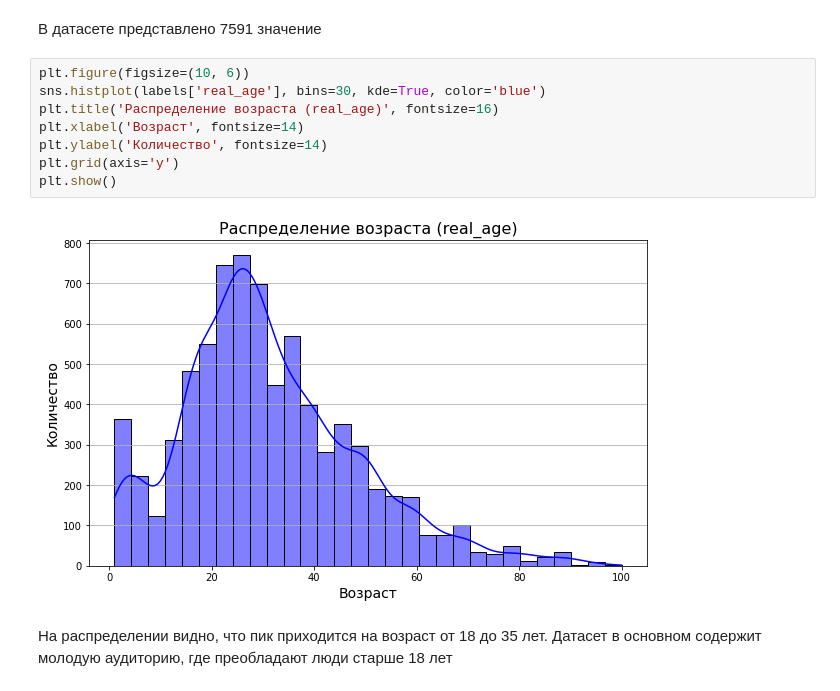
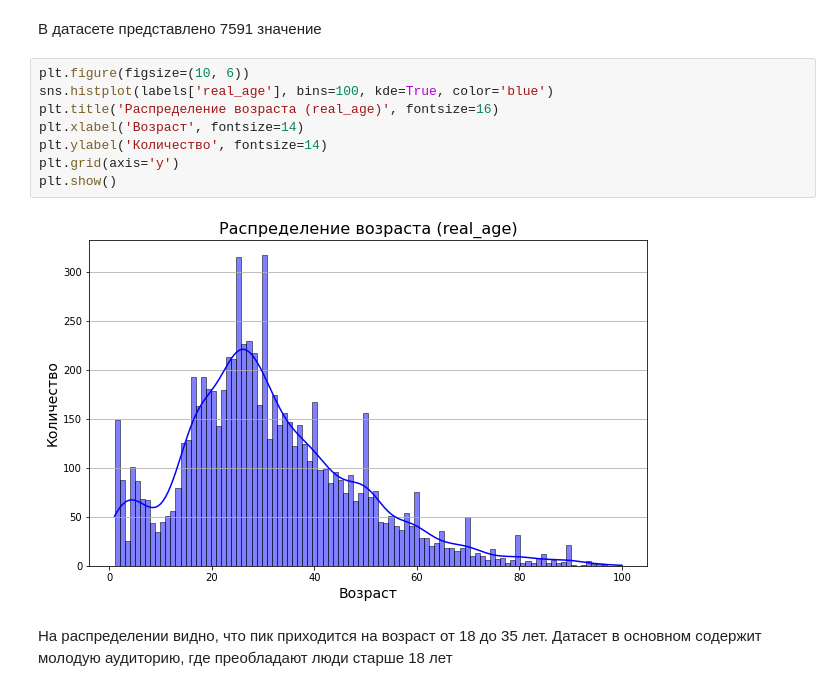
Before and after one commit to nikkhav/yandex-practicum-projects, a Jupyter notebook: neural-networks/computer-vision-project.ipynb, the cells around one changed output. Drawn from its saved outputs; the diff is of its cells as text.

```diff
--- a/neural-networks/Исследовательский анализ.ipynb
+++ b/neural-networks/computer-vision-project.ipynb
@@ -33,14 +33,14 @@ labels.shape
 В датасете представлено 7591 значение
 # %%
 plt.figure(figsize=(10, 6))
-sns.histplot(labels['real_age'], bins=30, kde=True, color='blue')
+sns.histplot(labels['real_age'], bins=100, kde=True, color='blue')
 plt.title('Распределение возраста (real_age)', fontsize=16)
 plt.xlabel('Возраст', fontsize=14)
 plt.ylabel('Количество', fontsize=14)
 plt.grid(axis='y')
 plt.show()
 # %% [output]
-[figure, old version]
+[figure, new version]
 # %% [markdown]
 На распределении видно, что пик приходится на возраст от 18 до 35 лет. Датасет в основном содержит молодую аудиторию, где преобладают люди старше 18 лет
 # %% [markdown]
```
Also changed, not shown: parts of 12 cells of this notebook, 1 other file.
